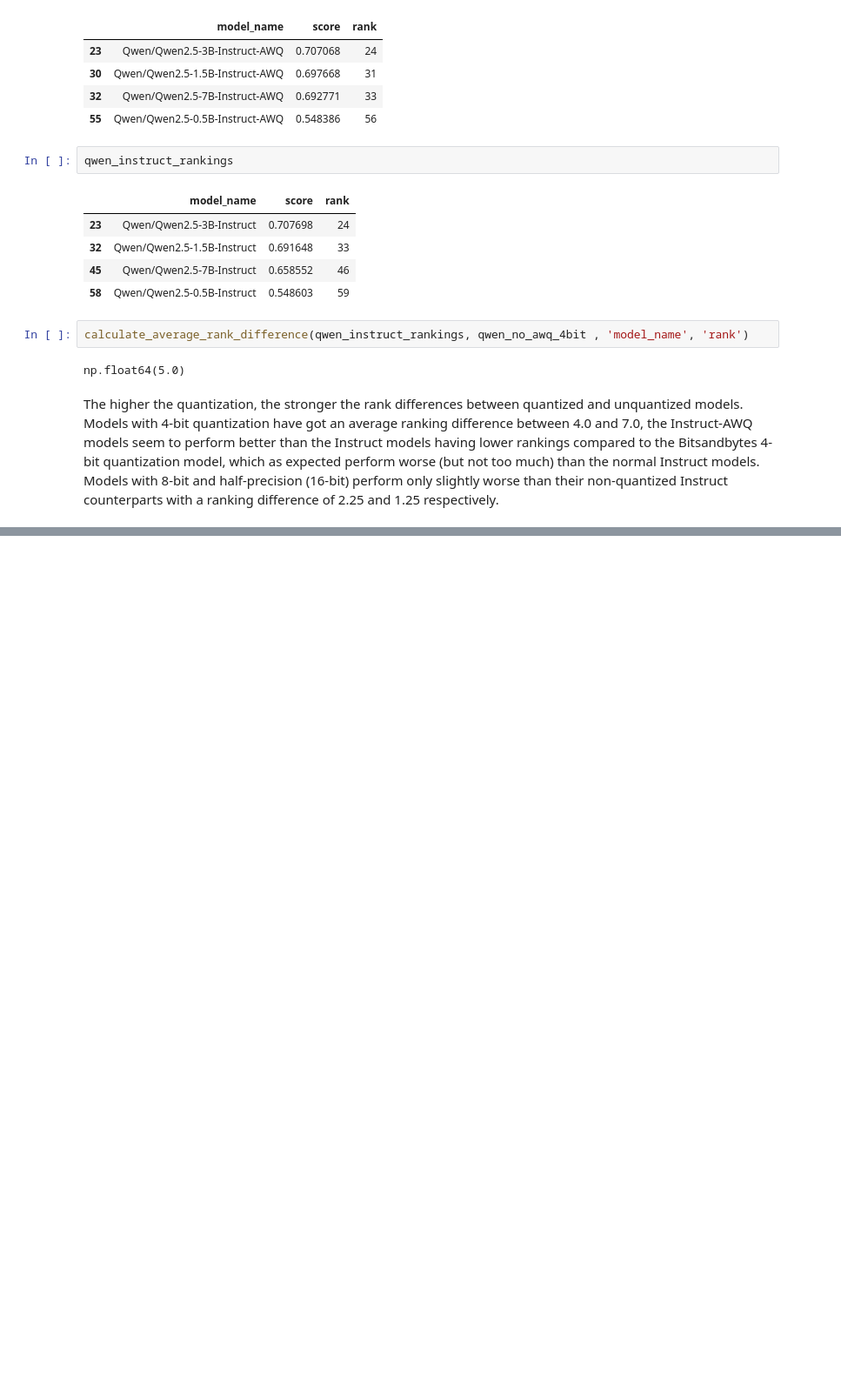
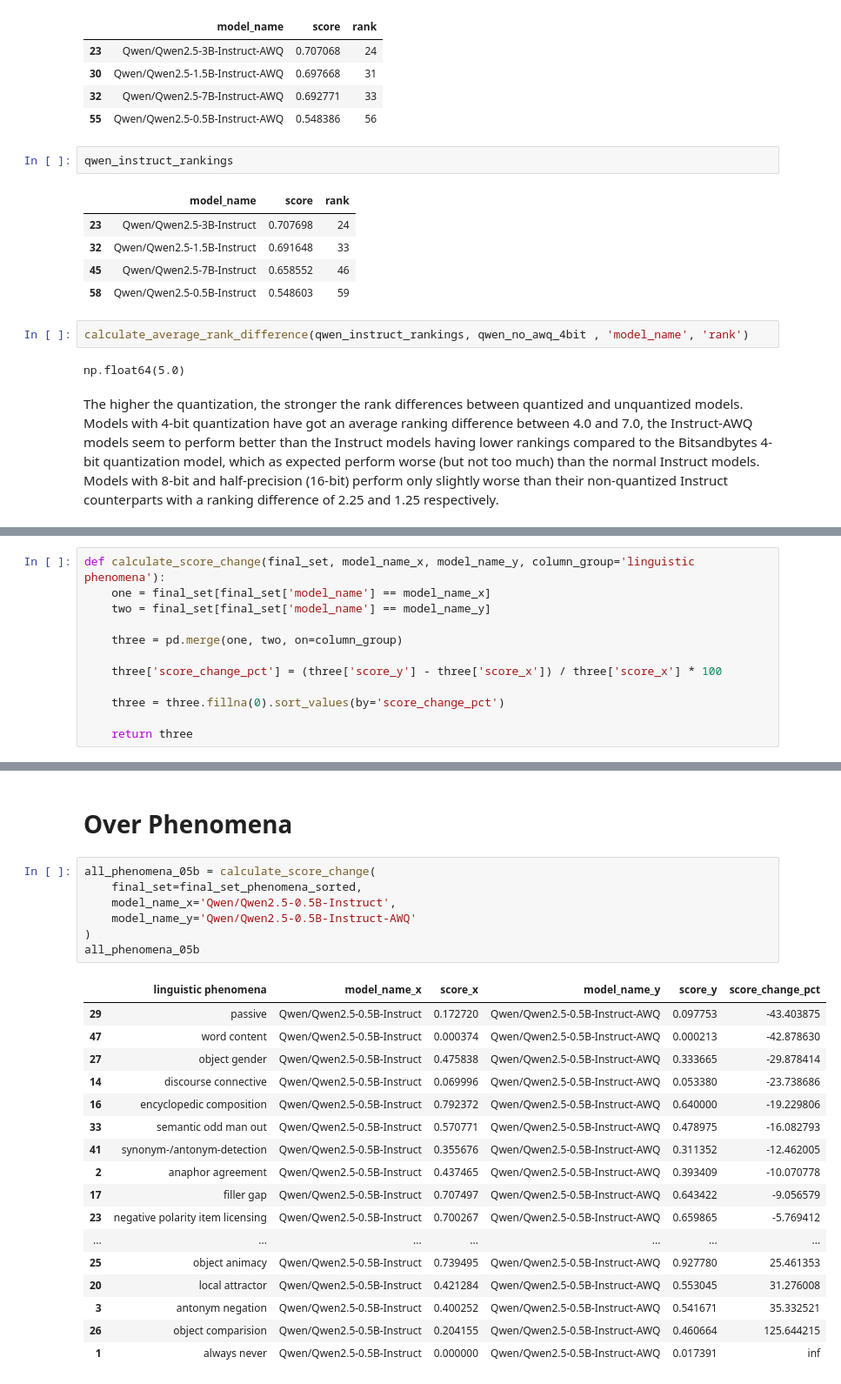
Before and after one commit to BachelorarbeitTharrmeehan/holmes-evaluation, a Jupyter notebook: research-quantization.ipynb, the cells around one changed output, grey strips where cells are left out. Shown at 87% size. Cells and saved outputs as stored; diff of their text form; blank space fills up the shorter version.

```diff
--- a/research-quantization.ipynb
+++ b/research-quantization.ipynb
@@ -1101,0 +1488,12 @@ Models with 8-bit and half-precision (16-bit) perform only slightly worse than t
+# %%
+def calculate_score_change(final_set, model_name_x, model_name_y, column_group='linguistic phenomena'):
+    one = final_set[final_set['model_name'] == model_name_x]
+    two = final_set[final_set['model_name'] == model_name_y]
+
+    three = pd.merge(one, two, on=column_group)
+
+    three['score_change_pct'] = (three['score_y'] - three['score_x']) / three['score_x'] * 100
+
+    three = three.fillna(0).sort_values(by='score_change_pct')
+
+    return three
@@ -1101,0 +1596,27 @@ Models with 8-bit and half-precision (16-bit) perform only slightly worse than t
+# %% [markdown]
+# Over Phenomena
+# %%
+all_phenomena_05b = calculate_score_change(
+    final_set=final_set_phenomena_sorted,
+    model_name_x='Qwen/Qwen2.5-0.5B-Instruct',
+    model_name_y='Qwen/Qwen2.5-0.5B-Instruct-AWQ'
+)
+all_phenomena_05b
+# %% [output]
+|  | linguistic phenomena | model_name_x | score_x | model_name_y | score_y | score_change_pct |
+| 29 | passive | Qwen/Qwen2.5-0.5B-Instruct | 0.172720 | Qwen/Qwen2.5-0.5B-Instruct-AWQ | 0.097753 | -43.403875 |
+| 47 | word content | Qwen/Qwen2.5-0.5B-Instruct | 0.000374 | Qwen/Qwen2.5-0.5B-Instruct-AWQ | 0.000213 | -42.878630 |
+| 27 | object gender | Qwen/Qwen2.5-0.5B-Instruct | 0.475838 | Qwen/Qwen2.5-0.5B-Instruct-AWQ | 0.333665 | -29.878414 |
+| 14 | discourse connective | Qwen/Qwen2.5-0.5B-Instruct | 0.069996 | Qwen/Qwen2.5-0.5B-Instruct-AWQ | 0.053380 | -23.738686 |
+| 16 | encyclopedic composition | Qwen/Qwen2.5-0.5B-Instruct | 0.792372 | Qwen/Qwen2.5-0.5B-Instruct-AWQ | 0.640000 | -19.229806 |
+| 33 | semantic odd man out | Qwen/Qwen2.5-0.5B-Instruct | 0.570771 | Qwen/Qwen2.5-0.5B-Instruct-AWQ | 0.478975 | -16.082793 |
+| 41 | synonym-/antonym-detection | Qwen/Qwen2.5-0.5B-Instruct | 0.355676 | Qwen/Qwen2.5-0.5B-Instruct-AWQ | 0.311352 | -12.462005 |
+| 2 | anaphor agreement | Qwen/Qwen2.5-0.5B-Instruct | 0.437465 | Qwen/Qwen2.5-0.5B-Instruct-AWQ | 0.393409 | -10.070778 |
+| 17 | filler gap | Qwen/Qwen2.5-0.5B-Instruct | 0.707497 | Qwen/Qwen2.5-0.5B-Instruct-AWQ | 0.643422 | -9.056579 |
+| 23 | negative polarity item licensing | Qwen/Qwen2.5-0.5B-Instruct | 0.700267 | Qwen/Qwen2.5-0.5B-Instruct-AWQ | 0.659865 | -5.769412 |
+| ... | ... | ... | ... | ... | ... | ... |
+| 25 | object animacy | Qwen/Qwen2.5-0.5B-Instruct | 0.739495 | Qwen/Qwen2.5-0.5B-Instruct-AWQ | 0.927780 | 25.461353 |
+| 20 | local attractor | Qwen/Qwen2.5-0.5B-Instruct | 0.421284 | Qwen/Qwen2.5-0.5B-Instruct-AWQ | 0.553045 | 31.276008 |
+| 3 | antonym negation | Qwen/Qwen2.5-0.5B-Instruct | 0.400252 | Qwen/Qwen2.5-0.5B-Instruct-AWQ | 0.541671 | 35.332521 |
+| 26 | object comparision | Qwen/Qwen2.5-0.5B-Instruct | 0.204155 | Qwen/Qwen2.5-0.5B-Instruct-AWQ | 0.460664 | 125.644215 |
+| 1 | always never | Qwen/Qwen2.5-0.5B-Instruct | 0.000000 | Qwen/Qwen2.5-0.5B-Instruct-AWQ | 0.017391 | inf |
```
Also changed, not shown: parts of 50 cells of this notebook, 4 other files.
